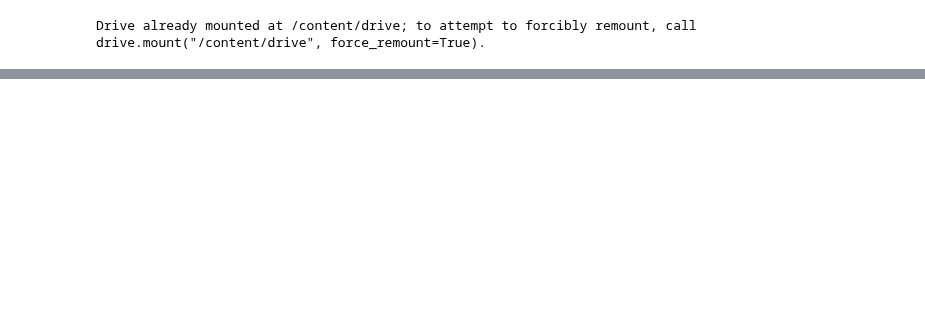
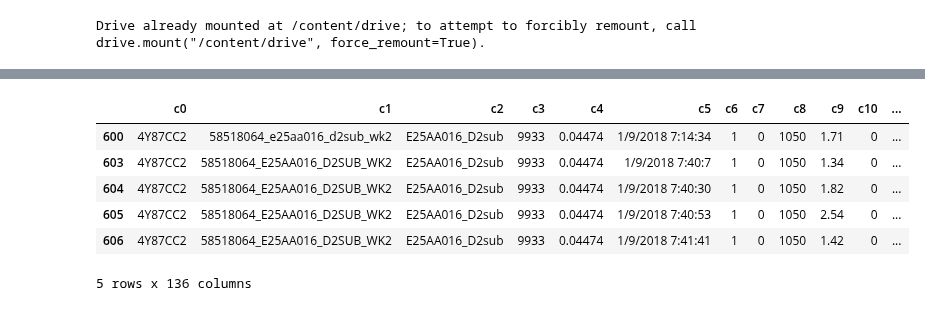
Before and after one commit to duybluemind1988/Data-science, a Jupyter notebook: Sonion/Compare_all_bigdata_method.ipynb, the cells around one changed output, grey strips where cells are left out. Cells and saved outputs as stored; diff of their text form; code cells hidden in the pictures; blank space fills up the shorter version.

```diff
--- a/Sonion/Compare_all_bigdata_method.ipynb
+++ b/Sonion/Compare_all_bigdata_method.ipynb
@@ -1289,0 +1339,10 @@ path='/content/drive/My Drive/V04R-V04R-SQLData.dat' #2.9 gb
+# %%
+df_filter.head()
+# %% [output]
+|  | c0 | c1 | c2 | c3 | c4 | c5 | c6 | c7 | c8 | c9 | c10 | ... |
+| 600 | 4Y87CC2 | 58518064_e25aa016_d2sub_wk2 | E25AA016_D2sub | 9933 | 0.04474 | 1/9/2018 7:14:34 | 1 | 0 | 1050 | 1.71 | 0 | ... |
+| 603 | 4Y87CC2 | 58518064_E25AA016_D2SUB_WK2 | E25AA016_D2sub | 9933 | 0.04474 | 1/9/2018 7:40:7 | 1 | 0 | 1050 | 1.34 | 0 | ... |
+| 604 | 4Y87CC2 | 58518064_E25AA016_D2SUB_WK2 | E25AA016_D2sub | 9933 | 0.04474 | 1/9/2018 7:40:30 | 1 | 0 | 1050 | 1.82 | 0 | ... |
+| 605 | 4Y87CC2 | 58518064_E25AA016_D2SUB_WK2 | E25AA016_D2sub | 9933 | 0.04474 | 1/9/2018 7:40:53 | 1 | 0 | 1050 | 2.54 | 0 | ... |
+| 606 | 4Y87CC2 | 58518064_E25AA016_D2SUB_WK2 | E25AA016_D2sub | 9933 | 0.04474 | 1/9/2018 7:41:41 | 1 | 0 | 1050 | 1.42 | 0 | ... |
+5 rows x 136 columns
```
Also changed, not shown: parts of 14 cells of this notebook.
